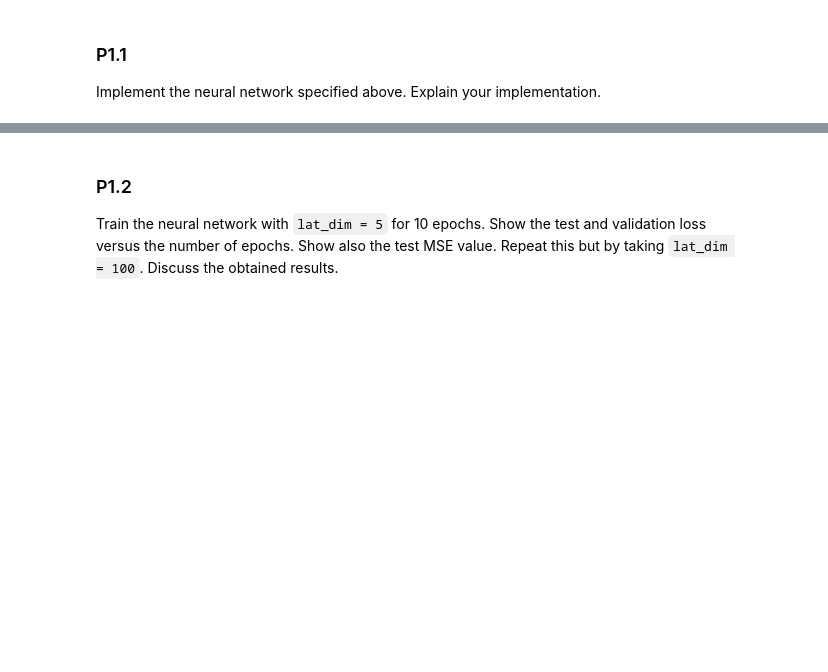
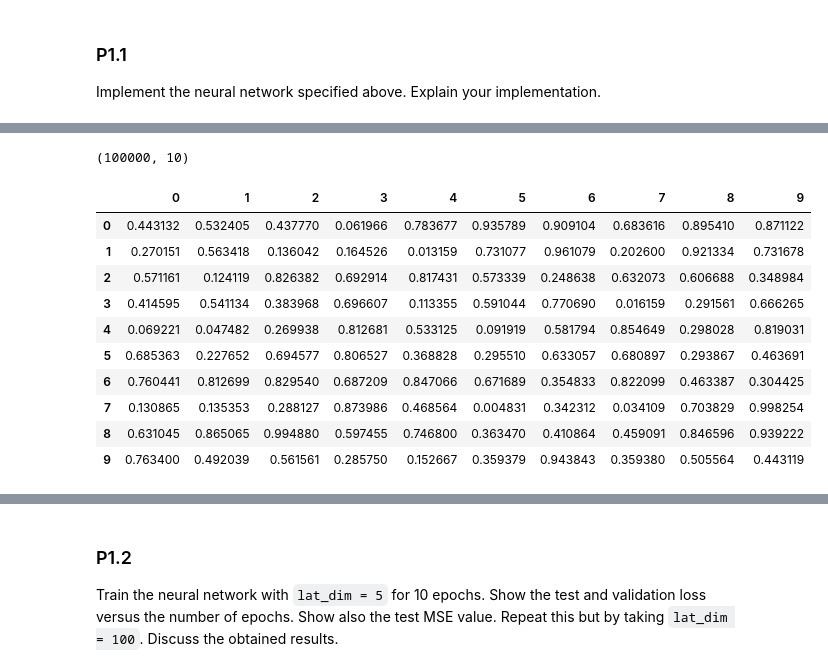
Before and after one commit to ferdos202150762/Assignment1-Deep-Learning, a Jupyter notebook: main.ipynb, the cells around one changed output, grey strips where cells are left out. Saved outputs shown, nothing was run; the diff lists cells and outputs as text; code cells hidden in the pictures; blank space fills up the shorter version.

```diff
--- a/main.ipynb
+++ b/main.ipynb
@@ -46,3 +40,21 @@ y_train = train_data.pop(10)
 x_train = train_data
 y_test = test_data.pop(10)
 x_test = test_data
+# %%
+x_train.shape
+# %% [output]
+(100000, 10)
+# %%
+x_train.head(10)
+# %% [output]
+|  | 0 | 1 | 2 | 3 | 4 | 5 | 6 | 7 | 8 | 9 |
+| 0 | 0.443132 | 0.532405 | 0.437770 | 0.061966 | 0.783677 | 0.935789 | 0.909104 | 0.683616 | 0.895410 | 0.871122 |
+| 1 | 0.270151 | 0.563418 | 0.136042 | 0.164526 | 0.013159 | 0.731077 | 0.961079 | 0.202600 | 0.921334 | 0.731678 |
+| 2 | 0.571161 | 0.124119 | 0.826382 | 0.692914 | 0.817431 | 0.573339 | 0.248638 | 0.632073 | 0.606688 | 0.348984 |
+| 3 | 0.414595 | 0.541134 | 0.383968 | 0.696607 | 0.113355 | 0.591044 | 0.770690 | 0.016159 | 0.291561 | 0.666265 |
+| 4 | 0.069221 | 0.047482 | 0.269938 | 0.812681 | 0.533125 | 0.091919 | 0.581794 | 0.854649 | 0.298028 | 0.819031 |
+| 5 | 0.685363 | 0.227652 | 0.694577 | 0.806527 | 0.368828 | 0.295510 | 0.633057 | 0.680897 | 0.293867 | 0.463691 |
+| 6 | 0.760441 | 0.812699 | 0.829540 | 0.687209 | 0.847066 | 0.671689 | 0.354833 | 0.822099 | 0.463387 | 0.304425 |
+| 7 | 0.130865 | 0.135353 | 0.288127 | 0.873986 | 0.468564 | 0.004831 | 0.342312 | 0.034109 | 0.703829 | 0.998254 |
+| 8 | 0.631045 | 0.865065 | 0.994880 | 0.597455 | 0.746800 | 0.363470 | 0.410864 | 0.459091 | 0.846596 | 0.939222 |
+| 9 | 0.763400 | 0.492039 | 0.561561 | 0.285750 | 0.152667 | 0.359379 | 0.943843 | 0.359380 | 0.505564 | 0.443119 |
```
Also changed, not shown: parts of 10 cells of this notebook.
